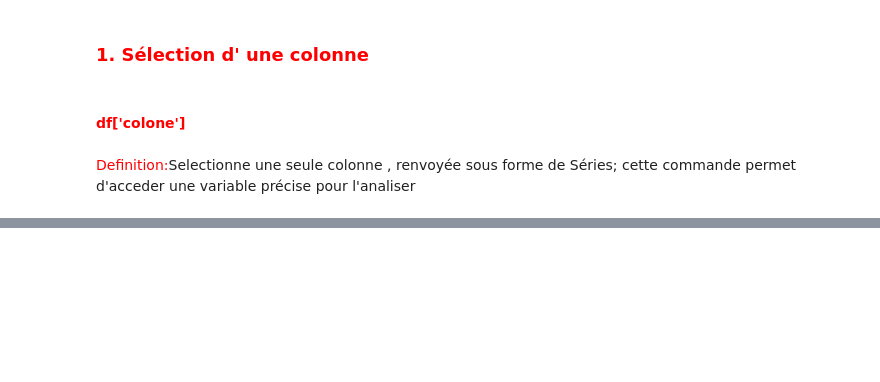
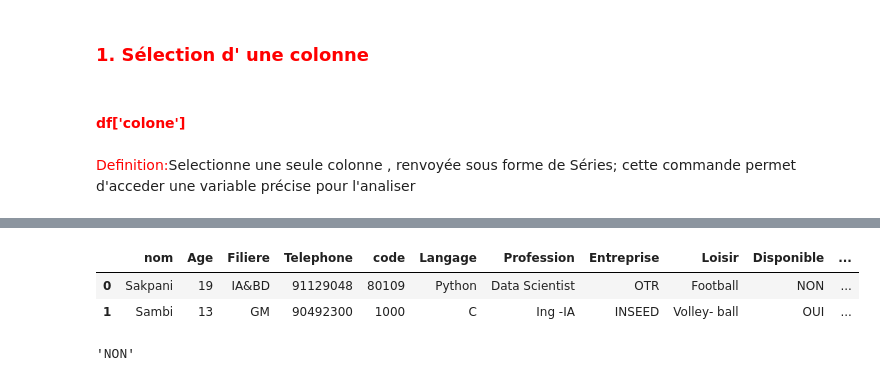
Before and after one commit to SAKPANI/Formation-Data_Science-et-Machine-Learning, a Jupyter notebook: Pandas.ipynb, the cells around one changed output, grey strips where cells are left out. Cells and saved outputs as stored; diff of their text form; code cells hidden in the pictures; blank space fills up the shorter version.

```diff
--- a/Pandas.ipynb
+++ b/Pandas.ipynb
@@ -299,0 +496,12 @@ base
+# %%
+df.iloc[0:2] ##Les deux premiere lignes (0 linclus, 2 exclus)
+# %% [output]
+|  | nom | Age | Filiere | Telephone | code | Langage | Profession | Entreprise | Loisir | Disponible | ... |
+| 0 | Sakpani | 19 | IA&BD | 91129048 | 80109 | Python | Data Scientist | OTR | Football | NON | ... |
+| 1 | Sambi | 13 | GM | 90492300 | 1000 | C | Ing -IA | INSEED | Volley- ball | OUI | ... |
+# %%
+df.iloc[0, 9]  ## ligne 0 et colone a la position 9
+
+##Cette methode permet de selectionner un element ecacte
+# %% [output]
+'NON'
```
Also changed, not shown: parts of 39 cells of this notebook.
